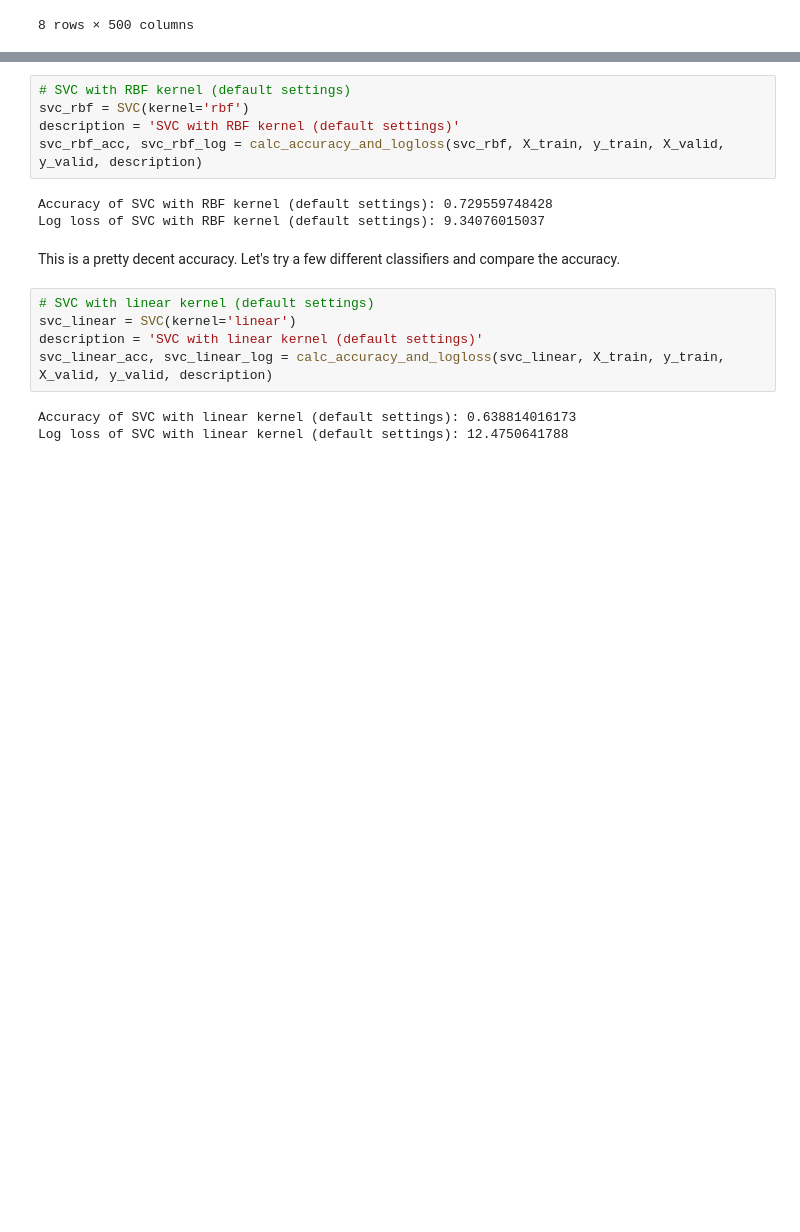
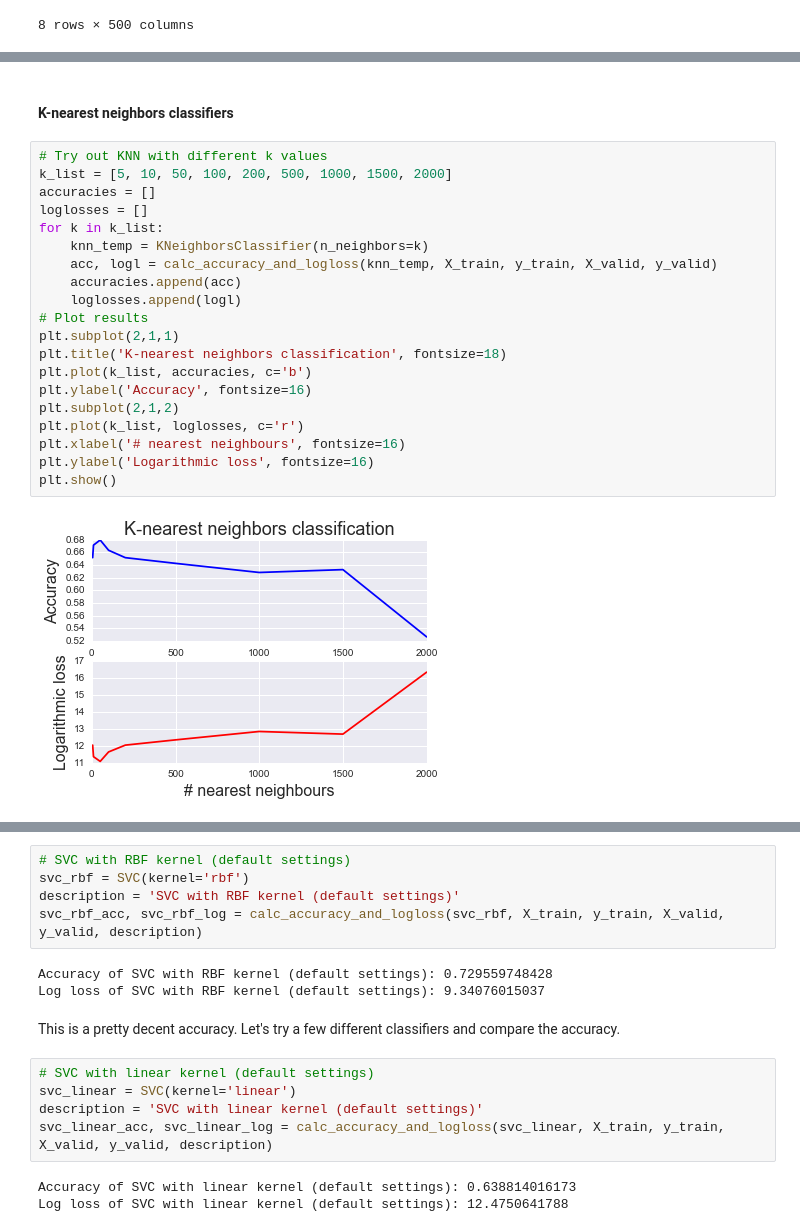
Before and after one commit to Dr-Alan-Turing/IAMachineLearning, a Jupyter notebook: 07_Assignment_3.ipynb, the cells around one changed output, grey strips where cells are left out. Saved outputs shown, nothing was run; the diff lists cells and outputs as text; blank space fills up the shorter version.

```diff
--- a/07_Assignment_3.ipynb
+++ b/07_Assignment_3.ipynb
@@ -863,0 +904,24 @@ In the previous set of tests we conducted, the highest accuracy we achieved was
+# %% [markdown]
+#### K-nearest neighbors classifiers
+# %%
+# Try out KNN with different k values
+k_list = [5, 10, 50, 100, 200, 500, 1000, 1500, 2000]
+accuracies = []
+loglosses = []
+for k in k_list:
+    knn_temp = KNeighborsClassifier(n_neighbors=k)
+    acc, logl = calc_accuracy_and_logloss(knn_temp, X_train, y_train, X_valid, y_valid)
+    accuracies.append(acc)
+    loglosses.append(logl)
+# Plot results
+plt.subplot(2,1,1)
+plt.title('K-nearest neighbors classification', fontsize=18)
+plt.plot(k_list, accuracies, c='b')
+plt.ylabel('Accuracy', fontsize=16)
+plt.subplot(2,1,2)
+plt.plot(k_list, loglosses, c='r')
+plt.xlabel('# nearest neighbours', fontsize=16)
+plt.ylabel('Logarithmic loss', fontsize=16)
+plt.show()
+# %% [output]
+[figure, added]
```
Also changed, not shown: parts of 37 cells of this notebook.
